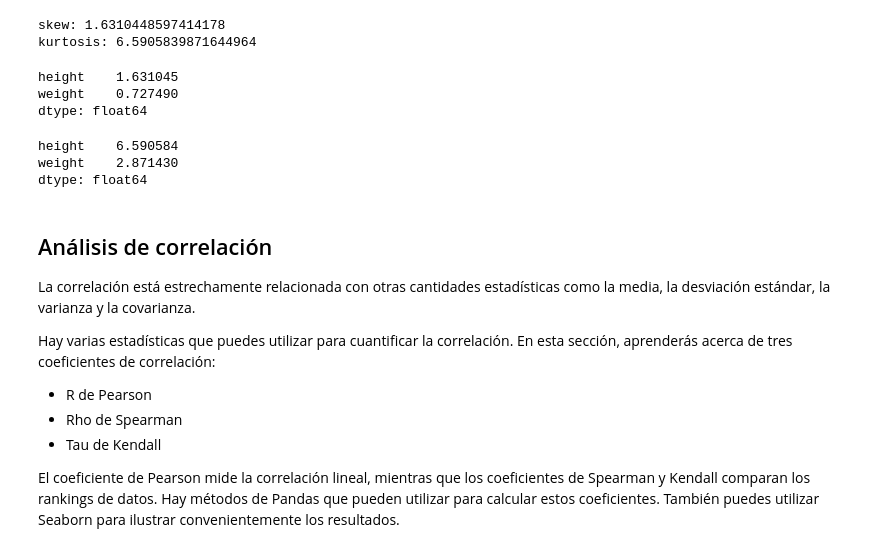
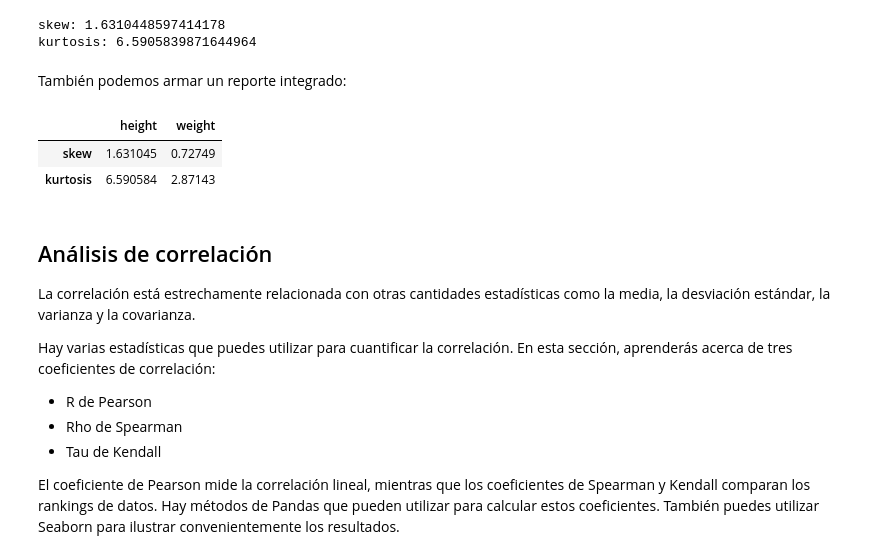
Before and after one commit to renatoparedes/IntroPythonInvestigacionPsicologia, a Jupyter notebook: AnalisisdeDatosCuantitativos/EstadisticaDescriptiva.ipynb, the cells around one changed output. Cells and saved outputs as stored; diff of their text form; code cells hidden in the pictures.

```diff
--- a/AnalisisdeDatosCuantitativos/EstadisticaDescriptiva.ipynb
+++ b/AnalisisdeDatosCuantitativos/EstadisticaDescriptiva.ipynb
@@ -140,18 +140,20 @@ print("kurtosis:", sw["height"].kurtosis())
 # %% [output]
 skew: 1.6310448597414178
 kurtosis: 6.5905839871644964
-# %%
-sw.skew(numeric_only=True)
-# %% [output]
-height    1.631045
-weight    0.727490
-dtype: float64
-# %%
-sw.kurtosis(numeric_only=True)
-# %% [output]
-height    6.590584
-weight    2.871430
-dtype: float64
+# %% [markdown]
+También podemos armar un reporte integrado:
+# %%
+skew = sw.skew(numeric_only=True)
+skew.name = "skew"
+
+kurt = sw.kurtosis(numeric_only=True)
+kurt.name= "kurtosis"
+
+pd.DataFrame([skew,kurt])
+# %% [output]
+|  | height | weight |
+| skew | 1.631045 | 0.72749 |
+| kurtosis | 6.590584 | 2.87143 |
 # %% [markdown]
 ## Análisis de correlación
 
```
Also changed, not shown: parts of 4 cells of this notebook, 2 other files.
